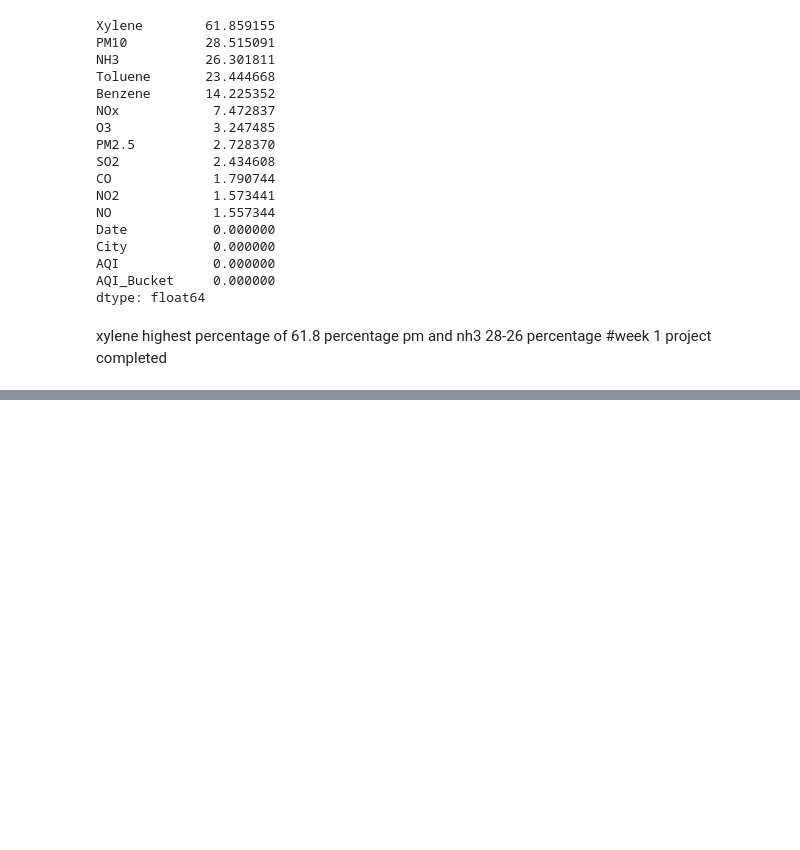
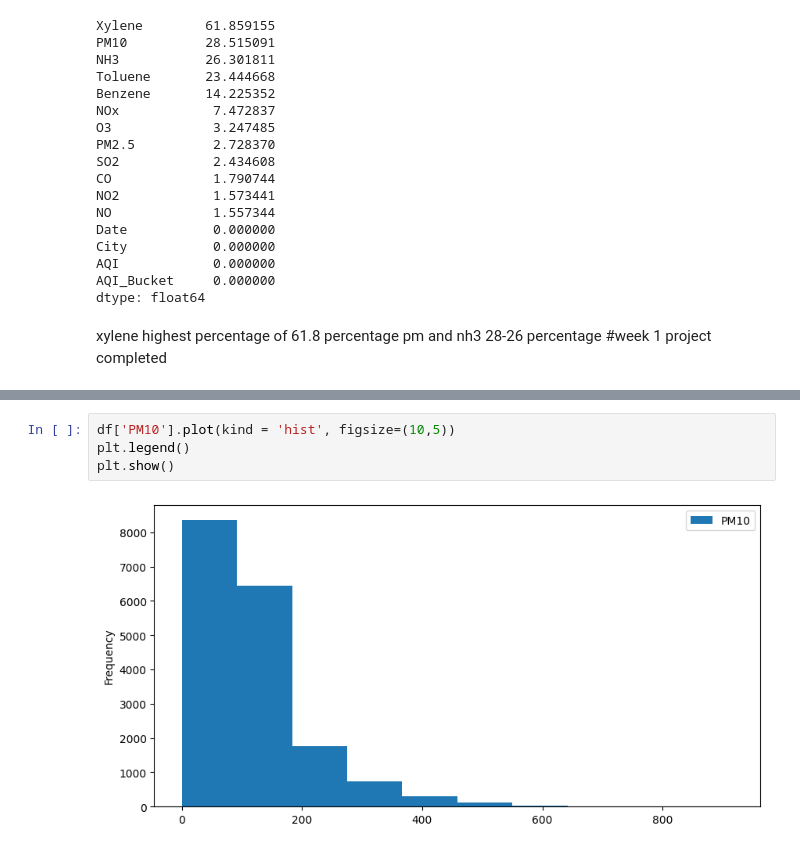
Before and after one commit to iamvishnub/Air-Quality-Index-Prediction-AICTE, a Jupyter notebook: AQI Prediction Model.ipynb, the cells around one changed output, grey strips where cells are left out. Drawn from its saved outputs; the diff is of its cells as text; blank space fills up the shorter version.

```diff
--- a/AQI Prediction Model.ipynb
+++ b/AQI Prediction Model.ipynb
@@ -173,0 +185,6 @@ pm and nh3 28-26 percentage
+# %%
+df['PM10'].plot(kind = 'hist', figsize=(10,5))
+plt.legend()
+plt.show()
+# %% [output]
+[figure, added]
```
Also changed, not shown: parts of 38 cells of this notebook.
